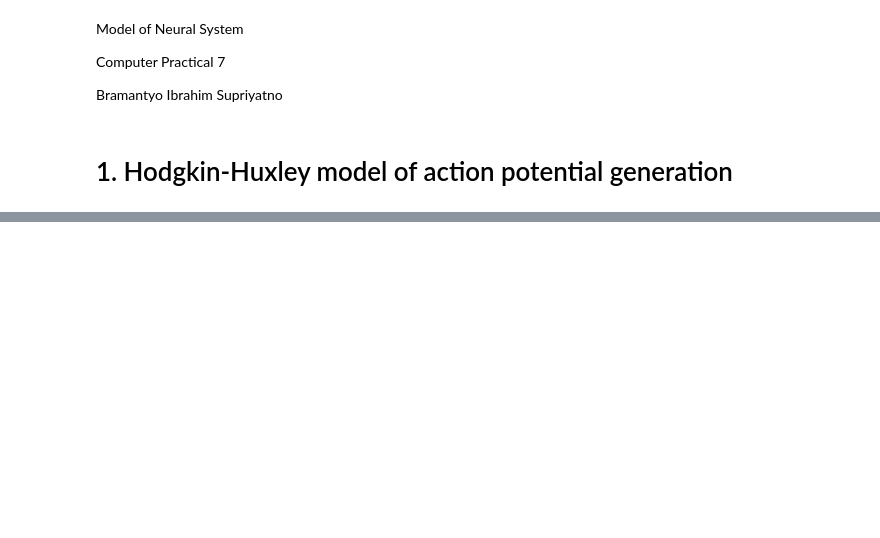
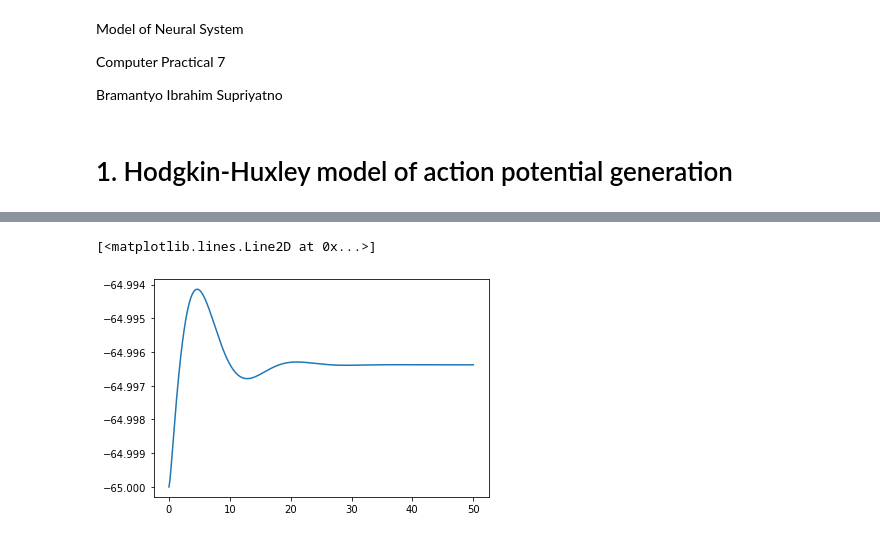
Before and after one commit to bramantyois/mns, a Jupyter notebook: exercise_07.ipynb, the cells around one changed output, grey strips where cells are left out. Cells and saved outputs as stored; diff of their text form; code cells hidden in the pictures; blank space fills up the shorter version.

```diff
--- a/exercise_07.ipynb
+++ b/exercise_07.ipynb
@@ -105,0 +114,8 @@ plt.plot(t,ret[5], label='s')
+# %%
+ax = plt.gca()
+ax.ticklabel_format(useOffset=False)
+
+plt.plot(t,ret[0], label='V')
+# %% [output]
+[<matplotlib.lines.Line2D at 0x...>]
+[figure, added]
```
Also changed, not shown: parts of 24 cells of this notebook.
